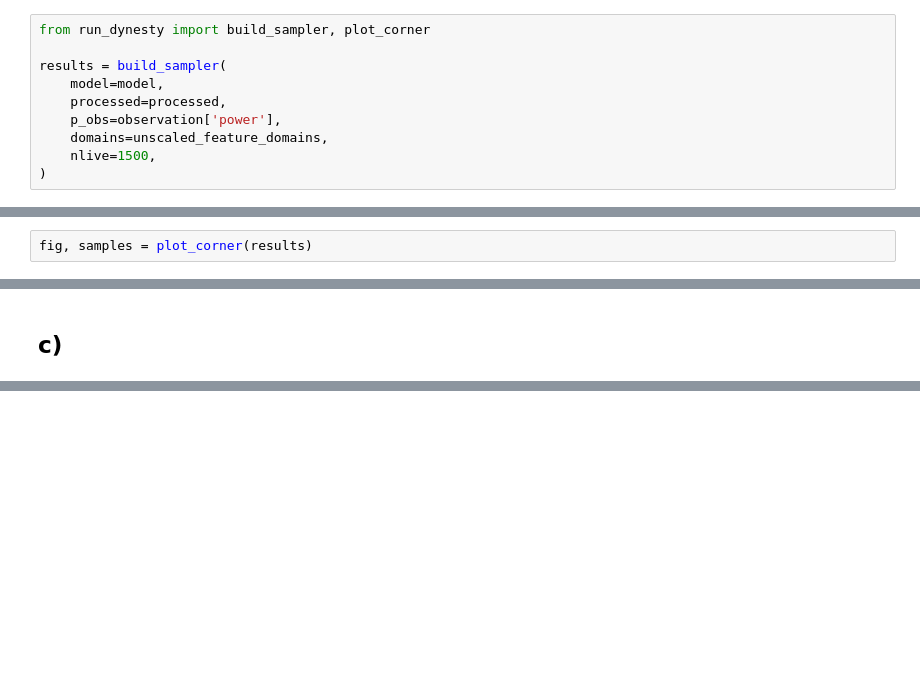
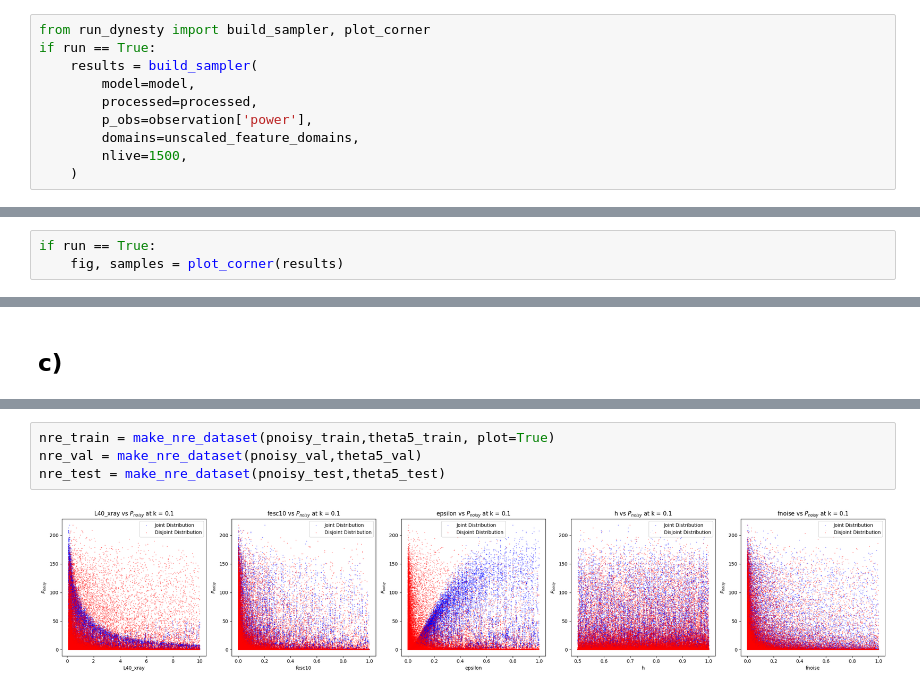
Before and after one commit to JoeyWee1/Machine-Learning-Enhanced-Inference-of-the-21-cm-Power-Spectrum-at-Cosmic-Dawn, a Jupyter notebook: ML_inference.ipynb, the cells around one changed output, grey strips where cells are left out. Drawn from its saved outputs; the diff is of its cells as text; blank space fills up the shorter version.

```diff
--- a/ML_inference.ipynb
+++ b/ML_inference.ipynb
@@ -231,18 +231,19 @@ WARNING:root:Too few points to create valid contours
 [figure]
 # %%
 from run_dynesty import build_sampler, plot_corner
-
-results = build_sampler(
-    model=model,
-    processed=processed,
-    p_obs=observation['power'],
-    domains=unscaled_feature_domains,
-    nlive=1500,
-)
+if run == True:
+    results = build_sampler(
+        model=model,
+        processed=processed,
+        p_obs=observation['power'],
+        domains=unscaled_feature_domains,
+        nlive=1500,
+    )
 # %% [output]
 27164it [02:28, 183.00it/s, batch: 1 | bound: 2 | nc: 1 | ncall: 525293 | eff(%):  4.840 | loglstar: -41.146 < -38.432 < -39.564 | logz: -48.127 +/-  0.075 | stop:  0.870]
 # %%
-fig, samples = plot_corner(results)
+if run == True:
+    fig, samples = plot_corner(results)
 # %% [output]
 WARNING:root:Too few points to create valid contours
 [figure]
@@ -317,0 +382,6 @@ plt.loglog(k_train[idx], pmodel_train[idx], label = "Ideal")
+# %%
+nre_train = make_nre_dataset(pnoisy_train,theta5_train, plot=True)
+nre_val = make_nre_dataset(pnoisy_val,theta5_val)
+nre_test = make_nre_dataset(pnoisy_test,theta5_test)
+# %% [output]
+[figure, added]
```
Also changed, not shown: parts of 5 cells of this notebook.
